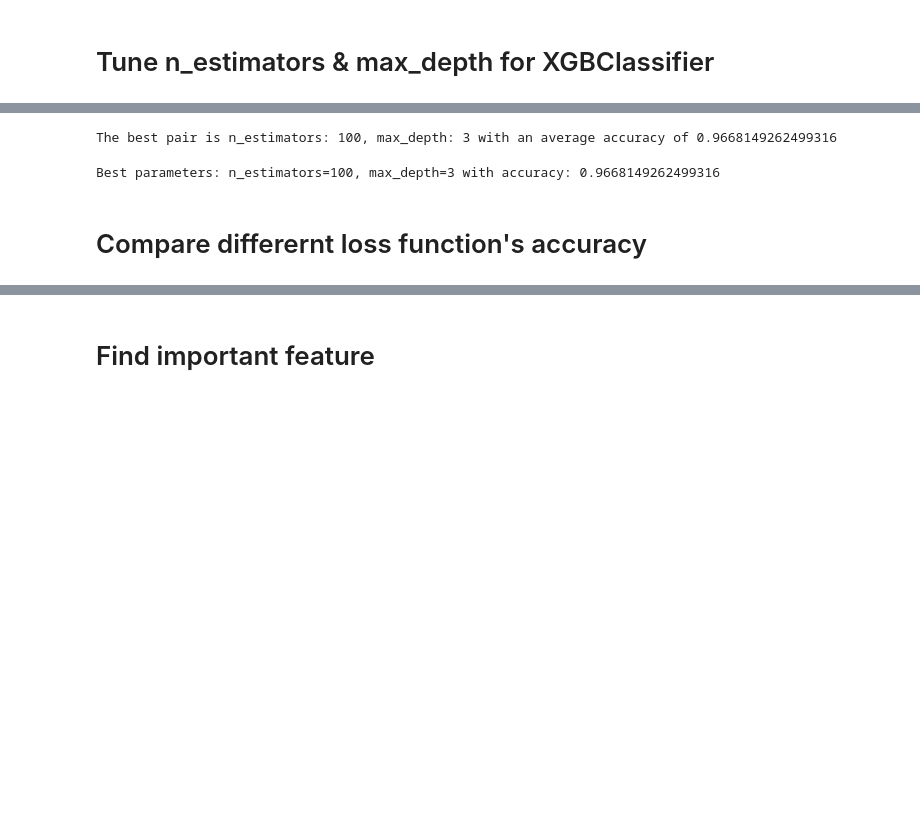
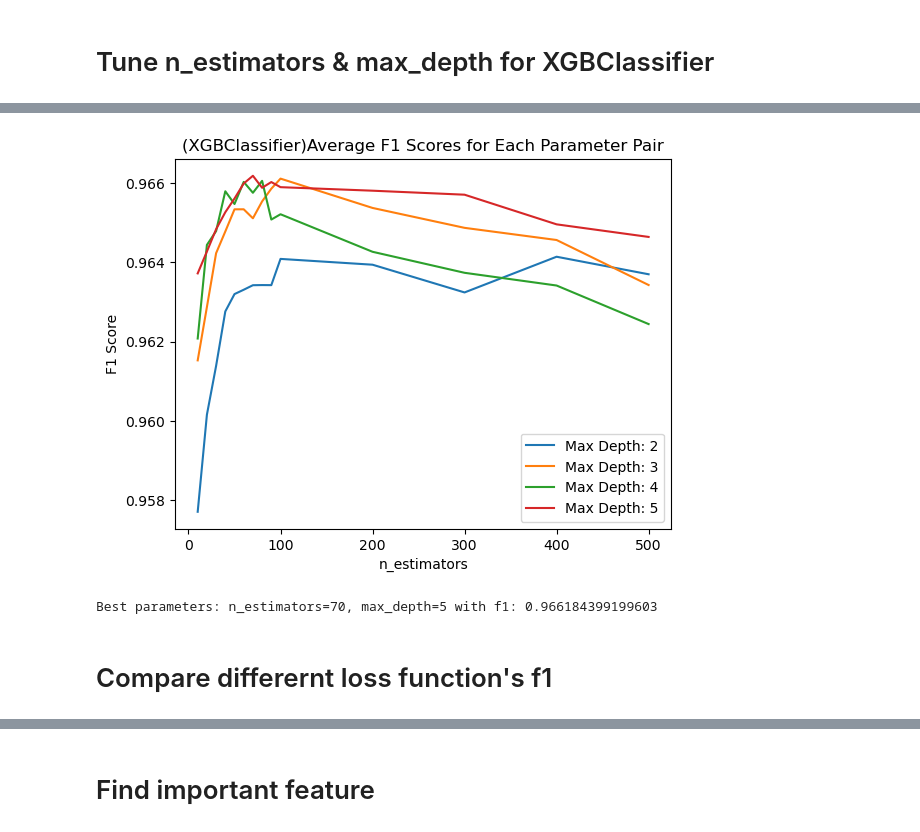
Before and after one commit to KingJMS1/JMT6366Project, a Jupyter notebook: Classifier/XGBoost Classifier.ipynb, the cells around one changed output, grey strips where cells are left out. Cells and saved outputs as stored; diff of their text form; code cells hidden in the pictures; blank space fills up the shorter version.

```diff
--- a/Classifier/XGBoost Classifier.ipynb
+++ b/Classifier/XGBoost Classifier.ipynb
@@ -116,24 +116,21 @@ plt.show()
-# %%
-from collections import defaultdict
-grouped_data =defaultdict(list)
-for entry in model_performance:
-    key = (entry['n_estimators'], entry['max_depth'])
-    grouped_data[key].append(entry['accuracy'])
-
-# Step 2: Calculate the average accuracy for each pair
-average_accuracy_per_group = {key: sum(accs) / len(accs) for key, accs in grouped_data.items()}
-
-# Step 3: Find the pair with the highest average accuracy
-best_pair = max(average_accuracy_per_group, key=average_accuracy_per_group.get)
-best_accuracy = average_accuracy_per_group[best_pair]
-print(f"The best pair is n_estimators: {best_pair[0]}, max_depth: {best_pair[1]} with an average accuracy of {best_accuracy}")
-# %% [output]
-The best pair is n_estimators: 100, max_depth: 3 with an average accuracy of 0.9668149262499316
+# %%
+df = pd.DataFrame([{'n_estimators': k[0], 'max_depth': k[1], 'f1_score': v} for k, v in average_f1.items()])
+
+for depth in sorted(df['max_depth'].unique()):
+    subset = df[df['max_depth'] == depth]
+    plt.plot(subset['n_estimators'], subset['f1_score'], label=f'Max Depth: {depth}')
+plt.xlabel('n_estimators')
+plt.ylabel('F1 Score')
+plt.title('(XGBClassifier)Average F1 Scores for Each Parameter Pair')
+plt.legend()
+plt.show()
+# %% [output]
+[figure, added]
 # %%
-best_params = best_pair
-print(f"Best parameters: n_estimators={best_params[0]}, max_depth={best_params[1]} with accuracy: {best_accuracy}")
+
+print(f"Best parameters: n_estimators={best_params[0]}, max_depth={best_params[1]} with f1: {best_score}")
 # %% [output]
-Best parameters: n_estimators=100, max_depth=3 with accuracy: 0.9668149262499316
+Best parameters: n_estimators=70, max_depth=5 with f1: 0.966184399199603
 # %% [markdown]
-# Compare differernt loss function's accuracy
+# Compare differernt loss function's f1
 # %%
```
Also changed, not shown: parts of 13 cells of this notebook, 3 other files.
